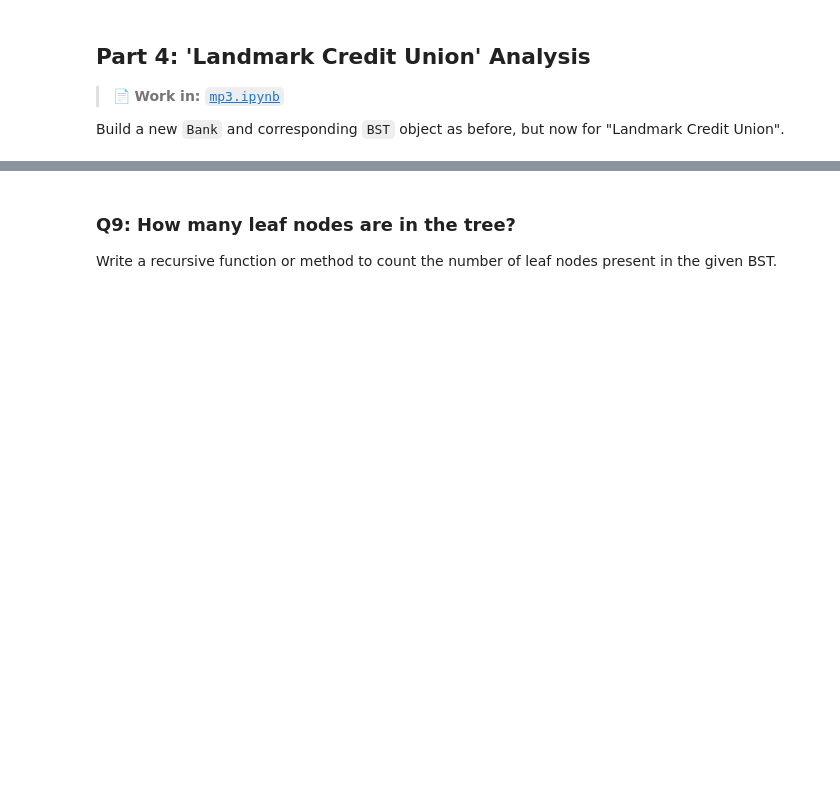
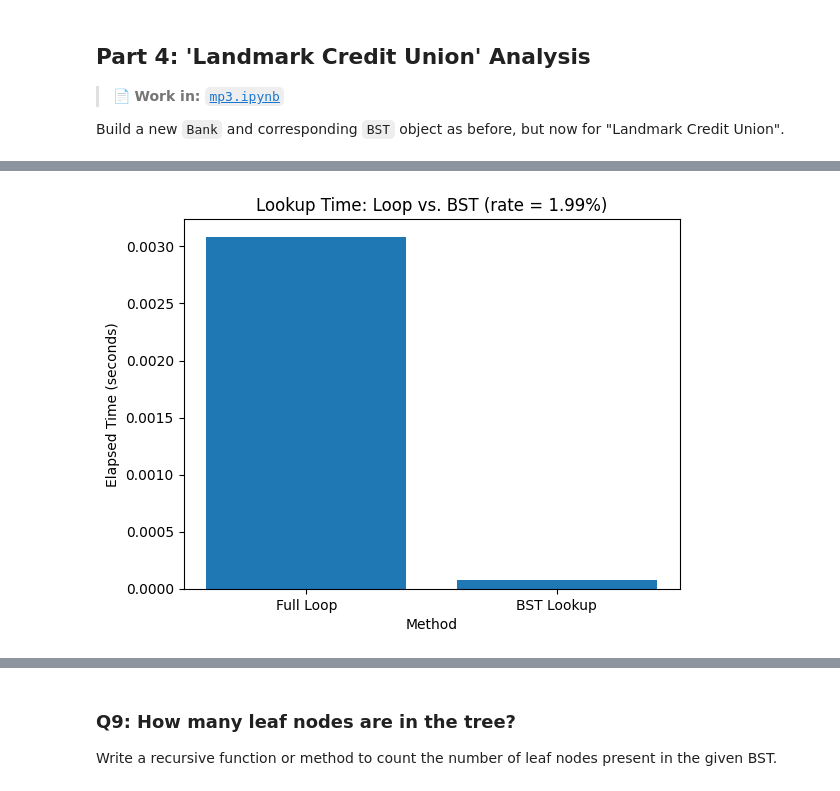
Before and after one commit to ervardaan/cs320-uwmadison-summer2025, a Jupyter notebook: projects/mp3/mp3.ipynb, the cells around one changed output, grey strips where cells are left out. Cells and saved outputs as stored; diff of their text form; code cells hidden in the pictures; blank space fills up the shorter version.

```diff
--- a/projects/mp3/mp3.ipynb
+++ b/projects/mp3/mp3.ipynb
@@ -185,6 +277,7 @@ For part 3 of this machine project, we will begin using the custom classes we cr
 For the following questions, create a `Bank` object for the bank named "Merchants Bank of Indiana".
 # %%
 # Create Bank object for "Merchants Bank of Indiana"
+mbi=Bank("Merchants Bank of Indiana")
 # %% [markdown]
 ### Q1: What is the average interest rate for the bank?
 
@@ -294,18 +448,35 @@ Create a bar plot with two bars:
 # %%
 #Q7
 
-# ADD CODE HERE
+
+start_loop = time.time()
+count_loop = sum(1 for loan in bankLCU.loan_list if loan.interest_rate == 1.99)
+time_loop  = time.time() - start_loop
+
+start_bst = time.time()
+count_bst = len(treeLCU[1.99])
+time_bst  = time.time() - start_bst
+
+assert count_loop == count_bst
 
 fig, ax = plt.subplots()
 
-# PLOT HERE
+
+methods = ["Full Loop", "BST Lookup"]
+times   = [time_loop, time_bst]
+ax.bar(methods, times)
+ax.set_title("Lookup Time: Loop vs. BST (rate = 1.99%)")
+ax.set_xlabel("Method")
+ax.set_ylabel("Elapsed Time (seconds)")
 
 # IMPORTANT -- Do not remove --
 with open("Q7.pkl", "wb") as f:
     pickle.dump(fig, f)
 
 plt.show()
 plt.close(fig)
+# %% [output]
+[figure, added]
 # %% [markdown]
 ### Q8: What is the distribution of amount of racial identities across all applicants?
 
```
Also changed, not shown: parts of 19 cells of this notebook, 9 other files.
